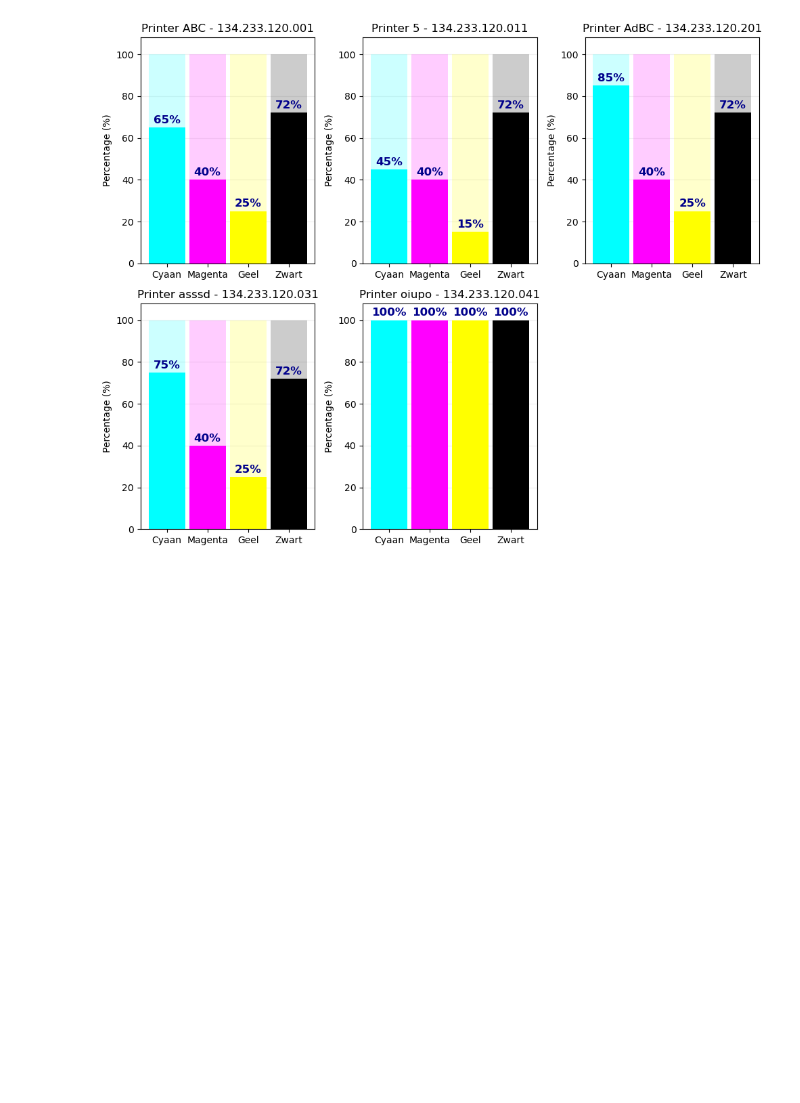
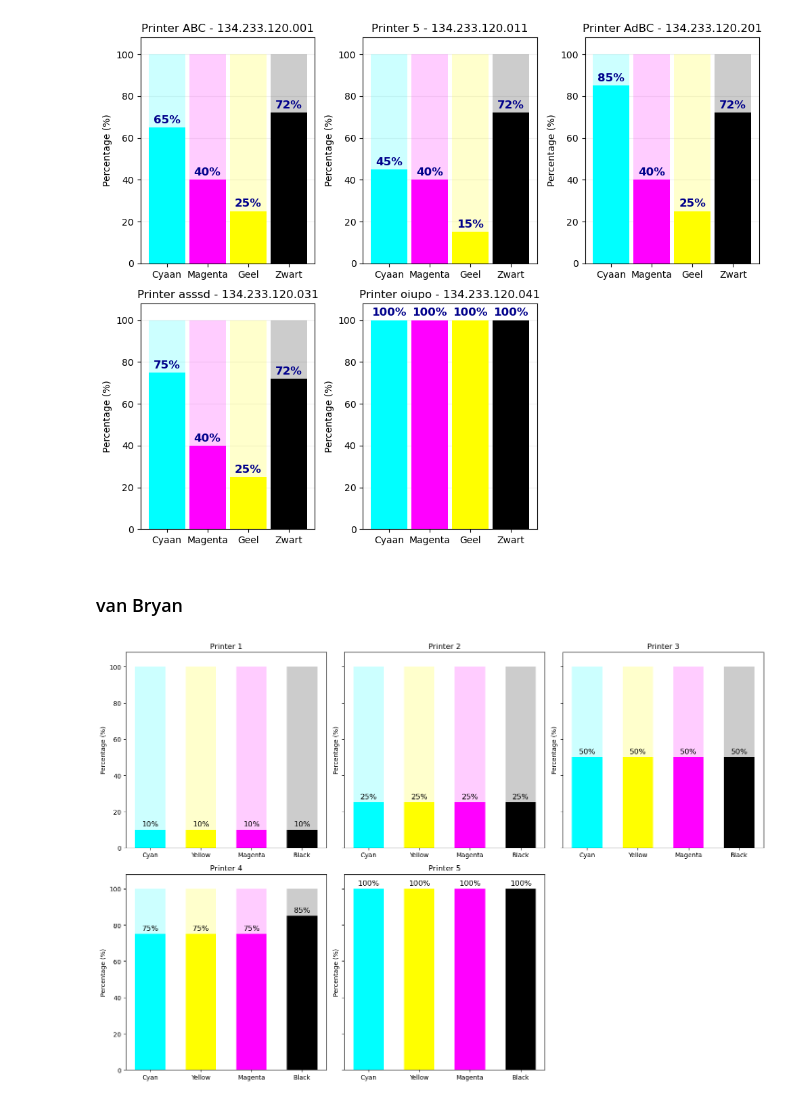
Before and after one commit to get-to-work-together/Defensie-Python-Traject, a Jupyter notebook: Cursus/Dag 8/printer_toner_levels.ipynb, the cells around one changed output. Drawn from its saved outputs; the diff is of its cells as text; code cells hidden in the pictures; blank space fills up the shorter version.

```diff
--- a/Cursus/Dag 8/printer_toner_levels.ipynb
+++ b/Cursus/Dag 8/printer_toner_levels.ipynb
@@ -70,3 +70,54 @@ plt.tight_layout()
 plt.show()
 # %% [output]
 [figure]
+# %% [markdown]
+### van Bryan
+# %%
+#start functie
+def toner_levels(levels, printer_name='Printer Cartridge Niveau', ax=None):
+    # Kleuren
+    colors = ['Cyan', 'Yellow', 'Magenta', 'Black']
+
+    # Volledige staven (100%)
+    ax.bar(colors, [100, 100, 100, 100], color=colors, alpha=0.2, width=0.6)
+
+    # Gevulde delen
+    ax.bar(colors, levels, color=colors, width=0.6)
+
+    # Labels en opmaak
+    ax.set_ylim(0, 108)
+    ax.set_ylabel("Percentage (%)")
+    ax.set_title(printer_name)
+
+    #ax tekst in %
+    for i, (level) in enumerate(levels):
+        ax.text(i, level+2, f"{level}%", ha="center", color='black', fontsize=12)
+
+data = [
+    {'name': 'Printer 1', 'levels': [10, 10, 10, 10]},
+    {'name': 'Printer 2', 'levels': [25, 25, 25, 25]},
+    {'name': 'Printer 3', 'levels': [50, 50, 50, 50]},
+    {'name': 'Printer 4', 'levels': [75, 75, 75, 85]},
+    {'name': 'Printer 5', 'levels': [100, 100, 100, 100]},
+]
+
+plot_width = 5
+plot_height = 5
+ncols = 3
+nrows = len(data) // ncols
+if len(data) % ncols != 0:
+    nrows += 1
+fig, ax = plt.subplots(nrows, ncols, figsize=(ncols * plot_width, nrows * plot_height), sharey=True, squeeze=False)
+
+for i, d in enumerate(data):
+    irow = i // ncols
+    icol = i % ncols
+    toner_levels(d['levels'], d['name'], ax=ax[irow, icol])
+
+if len(data) % ncols != 0:
+    fig.delaxes(ax[nrows-1, ncols-1])
+
+plt.tight_layout()
+plt.show()
+# %% [output]
+[figure, added]
```
Also changed, not shown: 4 other files.
